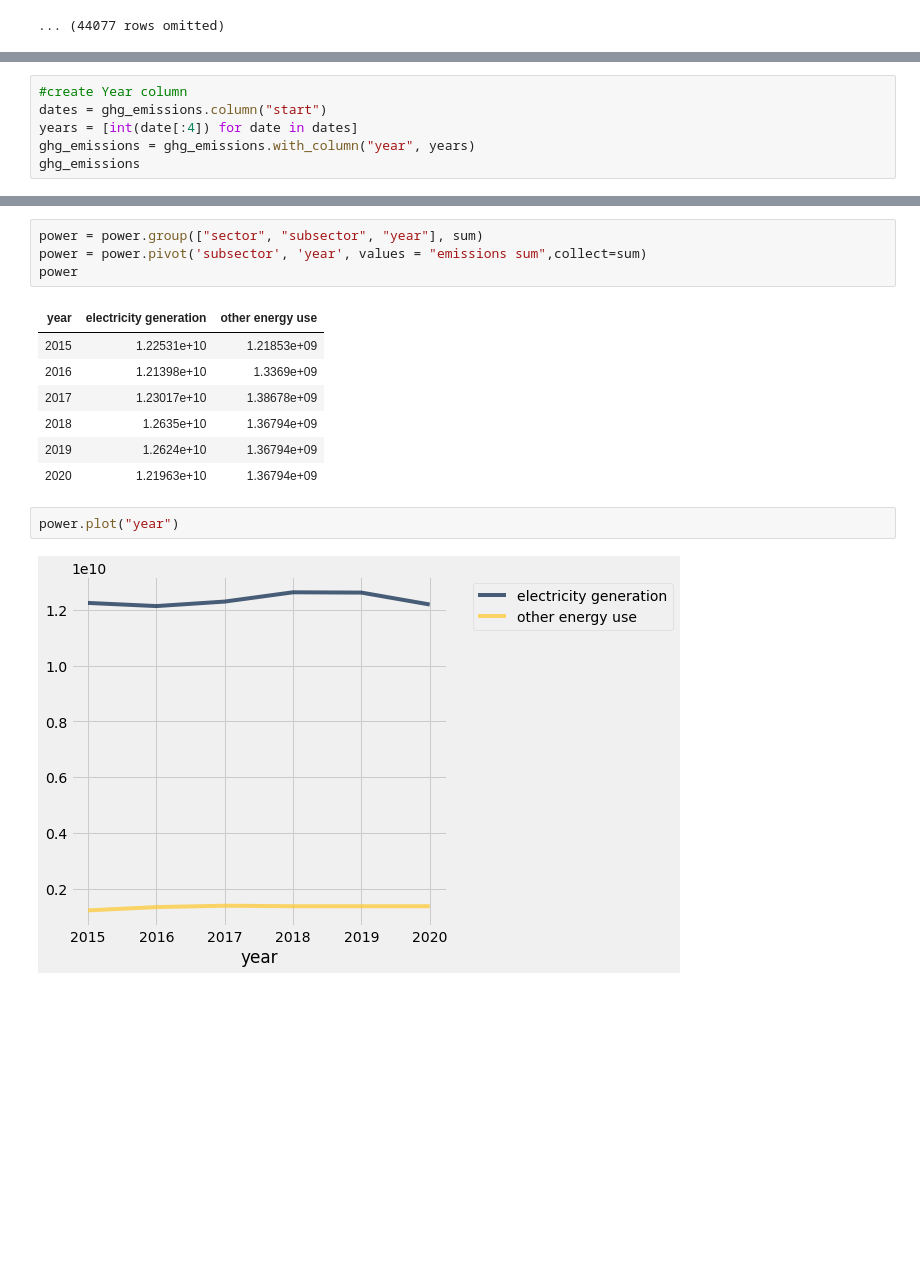
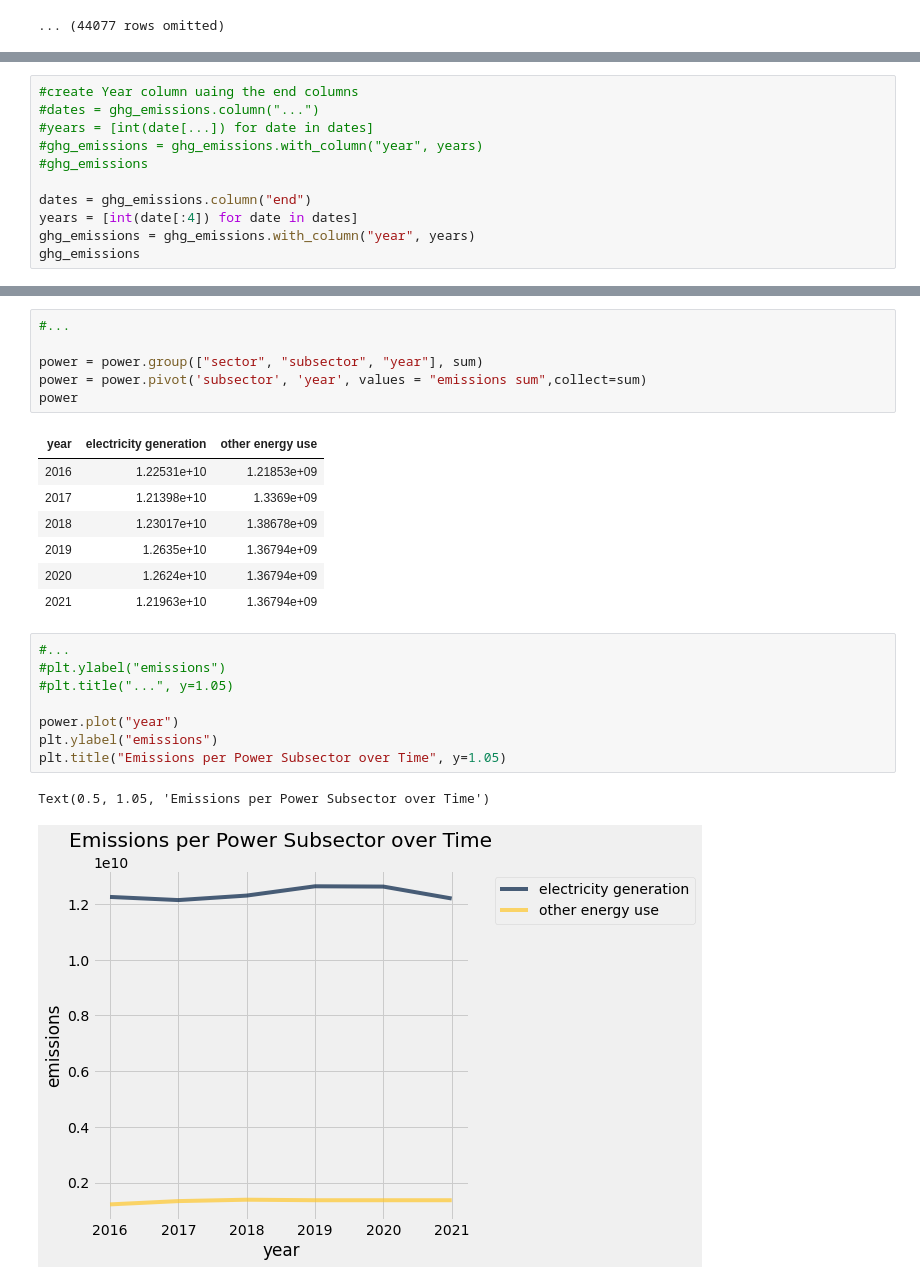
Before and after one commit to ds-modules/DATA88-SP22, a Jupyter notebook: trace02/trace02.ipynb, the cells around one changed output, grey strips where cells are left out. Drawn from its saved outputs; the diff is of its cells as text; blank space fills up the shorter version.

```diff
--- a/trace02/trace02.ipynb
+++ b/trace02/trace02.ipynb
@@ -70,6 +65,11 @@ ghg_emissions
 # %%
-#create Year column
-dates = ghg_emissions.column("start")
+#create Year column uaing the end columns
+#dates = ghg_emissions.column("...")
+#years = [int(date[...]) for date in dates]
+#ghg_emissions = ghg_emissions.with_column("year", years)
+#ghg_emissions
+
+dates = ghg_emissions.column("end")
 years = [int(date[:4]) for date in dates]
 ghg_emissions = ghg_emissions.with_column("year", years)
 ghg_emissions
@@ -197,17 +234,26 @@ power
 # %%
+#...
+
 power = power.group(["sector", "subsector", "year"], sum)
 power = power.pivot('subsector', 'year', values = "emissions sum",collect=sum)
 power
 # %% [output]
 | year | electricity generation | other energy use |
-| 2015 | 1.22531e+10 | 1.21853e+09 |
-| 2016 | 1.21398e+10 | 1.3369e+09 |
-| 2017 | 1.23017e+10 | 1.38678e+09 |
-| 2018 | 1.2635e+10 | 1.36794e+09 |
-| 2019 | 1.2624e+10 | 1.36794e+09 |
-| 2020 | 1.21963e+10 | 1.36794e+09 |
+| 2016 | 1.22531e+10 | 1.21853e+09 |
+| 2017 | 1.21398e+10 | 1.3369e+09 |
+| 2018 | 1.23017e+10 | 1.38678e+09 |
+| 2019 | 1.2635e+10 | 1.36794e+09 |
+| 2020 | 1.2624e+10 | 1.36794e+09 |
+| 2021 | 1.21963e+10 | 1.36794e+09 |
 # %%
+#...
+#plt.ylabel("emissions")
+#plt.title("...", y=1.05)
+
 power.plot("year")
+plt.ylabel("emissions")
+plt.title("Emissions per Power Subsector over Time", y=1.05)
 # %% [output]
+Text(0.5, 1.05, 'Emissions per Power Subsector over Time')
-[figure, old version]
+[figure, new version]
 # %%
```
Also changed, not shown: parts of 40 cells of this notebook.
